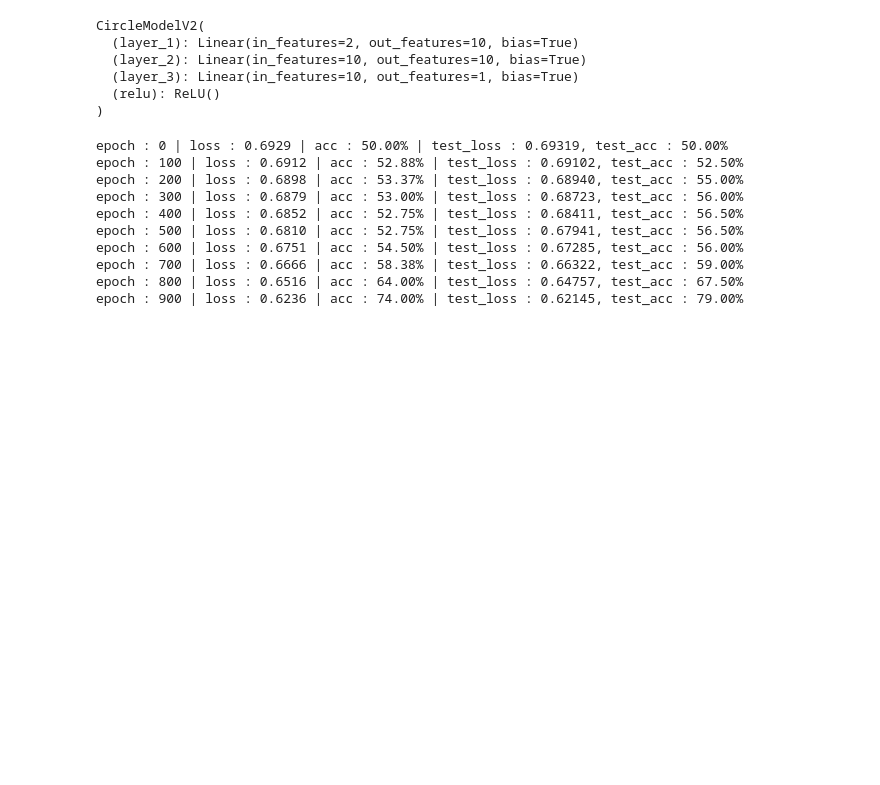
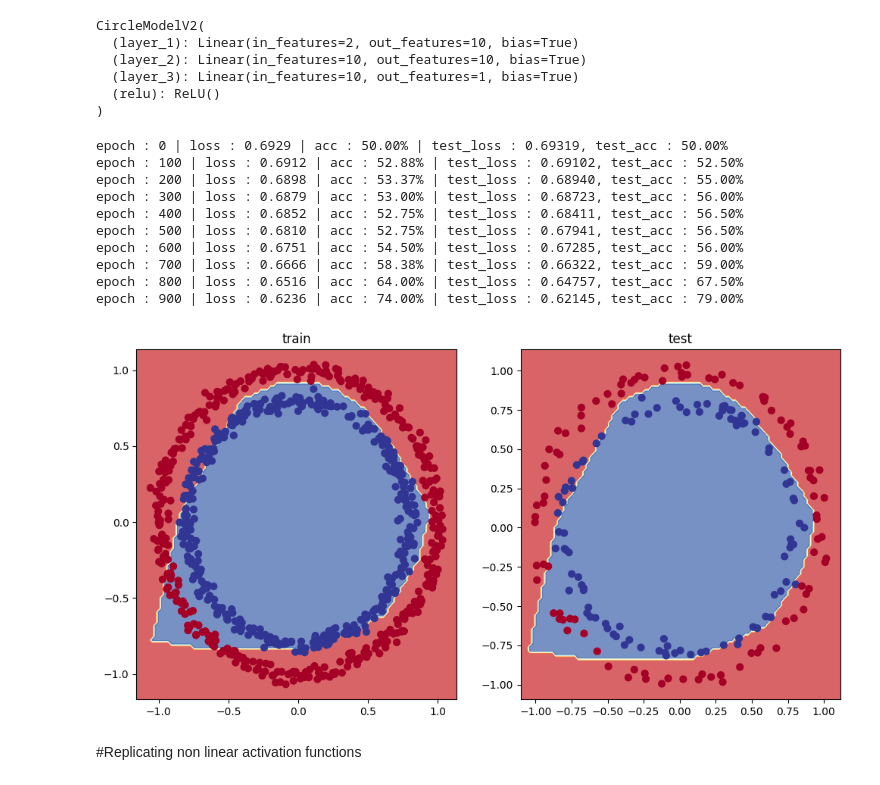
Before and after one commit to abhi2005-bit/Deep-Learning, a Jupyter notebook: Neural_network__classificationynb.ipynb, the cells around one changed output. Cells and saved outputs as stored; diff of their text form; code cells hidden in the pictures; blank space fills up the shorter version.

Commit message:
created the binary classification model

```diff
--- a/Neural_network__classificationynb.ipynb
+++ b/Neural_network__classificationynb.ipynb
@@ -671,3 +671,16 @@ epoch : 600 | loss : 0.6751 | acc : 54.50% | test_loss : 0.67285, test_acc : 56.
 epoch : 700 | loss : 0.6666 | acc : 58.38% | test_loss : 0.66322, test_acc : 59.00%
 epoch : 800 | loss : 0.6516 | acc : 64.00% | test_loss : 0.64757, test_acc : 67.50%
 epoch : 900 | loss : 0.6236 | acc : 74.00% | test_loss : 0.62145, test_acc : 79.00%
+# %%
+#Evaluating the model trained with non linear functions
+plt.figure(figsize = (12,6))
+plt.subplot(1,2,1)
+plt.title("train")
+plot_decision_boundary(model_3,x_train,y_train)
+plt.subplot(1,2,2)
+plt.title("test")
+plot_decision_boundary(model_3,x_test,y_test)
+# %% [output]
+[figure, added]
+# %% [markdown]
+#Replicating non linear activation functions
```
Also changed, not shown: parts of 20 cells of this notebook.
